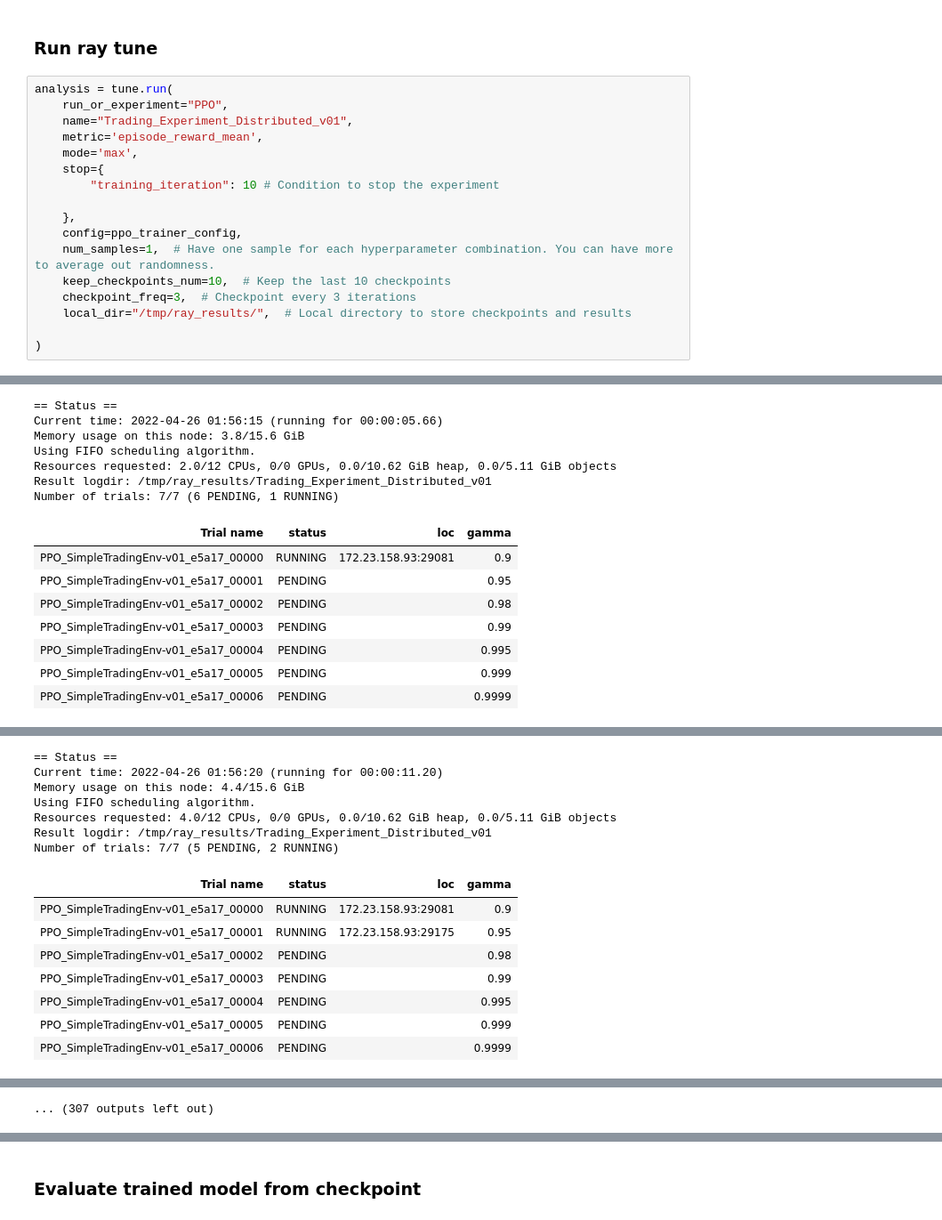
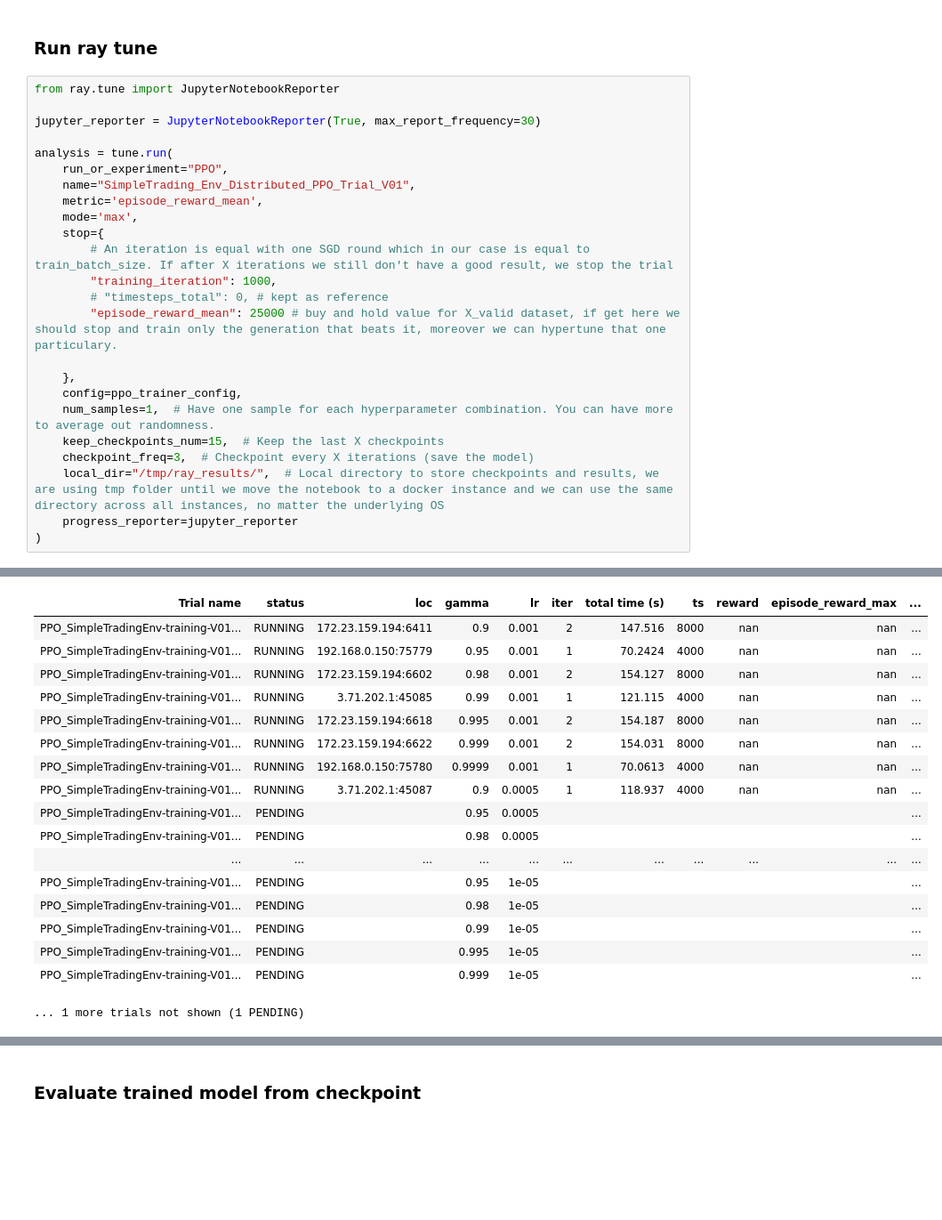
Before and after one commit to alexandrustefan/rl-algos, a Jupyter notebook: PPO_RL_simple_env_ray_rllib.ipynb, the cells around one changed output, grey strips where cells are left out. Shown at 89% size. Saved outputs shown, nothing was run; the diff lists cells and outputs as text; blank space fills up the shorter version.

```diff
--- a/PPO_RL_simple_env_ray_rllib.ipynb
+++ b/PPO_RL_simple_env_ray_rllib.ipynb
@@ -866,20 +813,27 @@ set(ray.get([f.remote() for _ in range(1000)]))
 # %% [markdown]
 ### Run ray tune
 # %%
+from ray.tune import JupyterNotebookReporter
+
+jupyter_reporter = JupyterNotebookReporter(True, max_report_frequency=30)
+
 analysis = tune.run(
     run_or_experiment="PPO",
-    name="Trading_Experiment_Distributed_v01",
+    name="SimpleTrading_Env_Distributed_PPO_Trial_V01",
     metric='episode_reward_mean',
     mode='max',
     stop={
-        "training_iteration": 10 # Condition to stop the experiment
+        # An iteration is equal with one SGD round which in our case is equal to train_batch_size. If after X iterations we still don't have a good result, we stop the trial
+        "training_iteration": 1000,
+        # "timesteps_total": 0, # kept as reference
+        "episode_reward_mean": 25000 # buy and hold value for X_valid dataset, if get here we should stop and train only the generation that beats it, moreover we can hypertune that one particulary.
 
     },
     config=ppo_trainer_config,
     num_samples=1,  # Have one sample for each hyperparameter combination. You can have more to average out randomness.
-    keep_checkpoints_num=10,  # Keep the last 10 checkpoints
-    checkpoint_freq=3,  # Checkpoint every 3 iterations
-    local_dir="/tmp/ray_results/",  # Local directory to store checkpoints and results
-
+    keep_checkpoints_num=15,  # Keep the last X checkpoints
+    checkpoint_freq=3,  # Checkpoint every X iterations (save the model)
+    local_dir="/tmp/ray_results/",  # Local directory to store checkpoints and results, we are using tmp folder until we move the notebook to a docker instance and we can use the same directory across all instances, no matter the underlying OS
+    progress_reporter=jupyter_reporter
 )
 # %% [output]
@@ -894,15 +847,18 @@ analysis = tune.run(
+| Trial name | status | loc | gamma | lr | iter | total time (s) | ts | reward | episode_reward_max | ... |
+| PPO_SimpleTradingEnv-training-V01... | RUNNING | 172.23.159.194:6411 | 0.9 | 0.001 | 2 | 147.516 | 8000 | nan | nan | ... |
+| PPO_SimpleTradingEnv-training-V01... | RUNNING | 192.168.0.150:75779 | 0.95 | 0.001 | 1 | 70.2424 | 4000 | nan | nan | ... |
+| PPO_SimpleTradingEnv-training-V01... | RUNNING | 172.23.159.194:6602 | 0.98 | 0.001 | 2 | 154.127 | 8000 | nan | nan | ... |
+| PPO_SimpleTradingEnv-training-V01... | RUNNING | 3.71.202.1:45085 | 0.99 | 0.001 | 1 | 121.115 | 4000 | nan | nan | ... |
+| PPO_SimpleTradingEnv-training-V01... | RUNNING | 172.23.159.194:6618 | 0.995 | 0.001 | 2 | 154.187 | 8000 | nan | nan | ... |
+| PPO_SimpleTradingEnv-training-V01... | RUNNING | 172.23.159.194:6622 | 0.999 | 0.001 | 2 | 154.031 | 8000 | nan | nan | ... |
+| PPO_SimpleTradingEnv-training-V01... | RUNNING | 192.168.0.150:75780 | 0.9999 | 0.001 | 1 | 70.0613 | 4000 | nan | nan | ... |
+| PPO_SimpleTradingEnv-training-V01... | RUNNING | 3.71.202.1:45087 | 0.9 | 0.0005 | 1 | 118.937 | 4000 | nan | nan | ... |
+| PPO_SimpleTradingEnv-training-V01... | PENDING |  | 0.95 | 0.0005 |  |  |  |  |  | ... |
+| PPO_SimpleTradingEnv-training-V01... | PENDING |  | 0.98 | 0.0005 |  |  |  |  |  | ... |
+| ... | ... | ... | ... | ... | ... | ... | ... | ... | ... | ... |
+| PPO_SimpleTradingEnv-training-V01... | PENDING |  | 0.95 | 1e-05 |  |  |  |  |  | ... |
+| PPO_SimpleTradingEnv-training-V01... | PENDING |  | 0.98 | 1e-05 |  |  |  |  |  | ... |
+| PPO_SimpleTradingEnv-training-V01... | PENDING |  | 0.99 | 1e-05 |  |  |  |  |  | ... |
+| PPO_SimpleTradingEnv-training-V01... | PENDING |  | 0.995 | 1e-05 |  |  |  |  |  | ... |
+| PPO_SimpleTradingEnv-training-V01... | PENDING |  | 0.999 | 1e-05 |  |  |  |  |  | ... |
-== Status ==
-Current time: 2022-04-26 01:56:15 (running for 00:00:05.66)
-Memory usage on this node: 3.8/15.6 GiB
-Using FIFO scheduling algorithm.
-Resources requested: 2.0/12 CPUs, 0/0 GPUs, 0.0/10.62 GiB heap, 0.0/5.11 GiB objects
-Result logdir: /tmp/ray_results/Trading_Experiment_Distributed_v01
-Number of trials: 7/7 (6 PENDING, 1 RUNNING)
+... 1 more trials not shown (1 PENDING)
-| Trial name | status | loc | gamma |
-| PPO_SimpleTradingEnv-v01_e5a17_00000 | RUNNING | 172.23.158.93:29081 | 0.9 |
-| PPO_SimpleTradingEnv-v01_e5a17_00001 | PENDING |  | 0.95 |
-| PPO_SimpleTradingEnv-v01_e5a17_00002 | PENDING |  | 0.98 |
-| PPO_SimpleTradingEnv-v01_e5a17_00003 | PENDING |  | 0.99 |
-| PPO_SimpleTradingEnv-v01_e5a17_00004 | PENDING |  | 0.995 |
-| PPO_SimpleTradingEnv-v01_e5a17_00005 | PENDING |  | 0.999 |
-| PPO_SimpleTradingEnv-v01_e5a17_00006 | PENDING |  | 0.9999 |
@@ -916,15 +864,0 @@ Number of trials: 7/7 (6 PENDING, 1 RUNNING)
-== Status ==
-Current time: 2022-04-26 01:56:20 (running for 00:00:11.20)
-Memory usage on this node: 4.4/15.6 GiB
-Using FIFO scheduling algorithm.
-Resources requested: 4.0/12 CPUs, 0/0 GPUs, 0.0/10.62 GiB heap, 0.0/5.11 GiB objects
-Result logdir: /tmp/ray_results/Trading_Experiment_Distributed_v01
-Number of trials: 7/7 (5 PENDING, 2 RUNNING)
-| Trial name | status | loc | gamma |
-| PPO_SimpleTradingEnv-v01_e5a17_00000 | RUNNING | 172.23.158.93:29081 | 0.9 |
-| PPO_SimpleTradingEnv-v01_e5a17_00001 | RUNNING | 172.23.158.93:29175 | 0.95 |
-| PPO_SimpleTradingEnv-v01_e5a17_00002 | PENDING |  | 0.98 |
-| PPO_SimpleTradingEnv-v01_e5a17_00003 | PENDING |  | 0.99 |
-| PPO_SimpleTradingEnv-v01_e5a17_00004 | PENDING |  | 0.995 |
-| PPO_SimpleTradingEnv-v01_e5a17_00005 | PENDING |  | 0.999 |
-| PPO_SimpleTradingEnv-v01_e5a17_00006 | PENDING |  | 0.9999 |
@@ -978 +864,0 @@ Number of trials: 7/7 (3 PENDING, 4 RUNNING)
-... (307 outputs left out)
```
Also changed, not shown: parts of 18 cells of this notebook, 1 other file.
